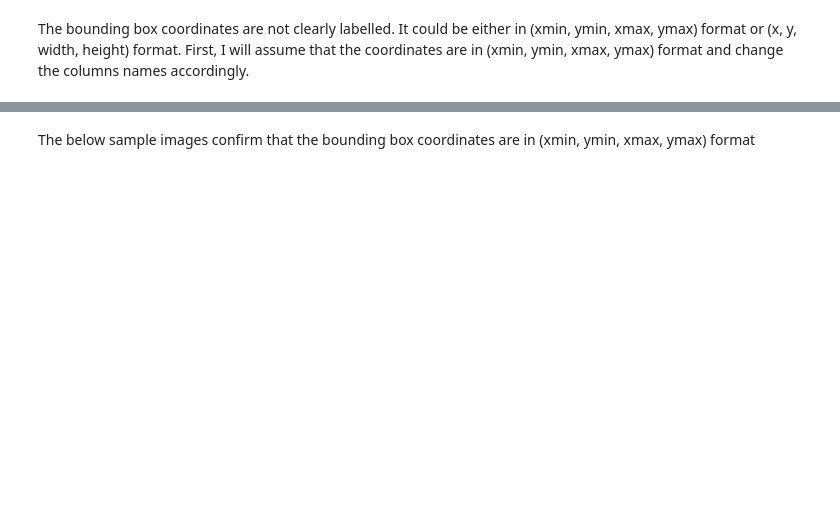
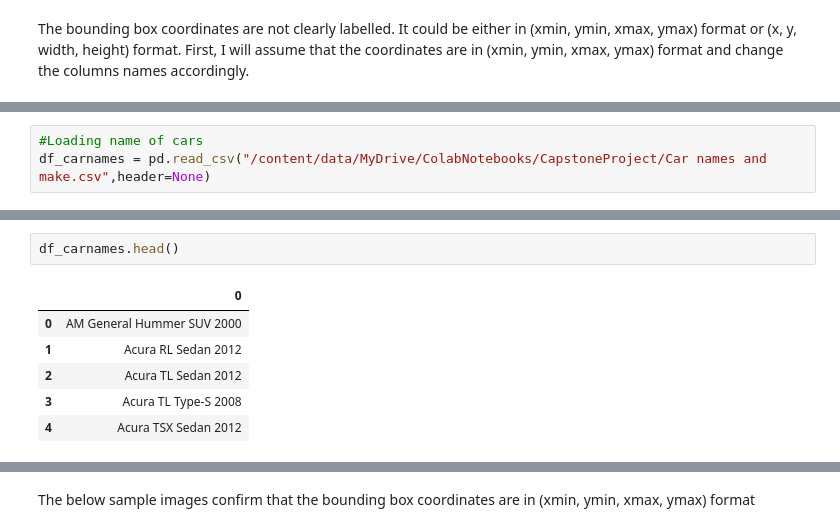
Before and after one commit to girijeshcse/car_finder, a Jupyter notebook: notebooks/Capstone_Project_CV2_Kishore.ipynb, the cells around one changed output, grey strips where cells are left out. Saved outputs shown, nothing was run; the diff lists cells and outputs as text; blank space fills up the shorter version.

```diff
--- a/notebooks/Capstone_Project_CV2_Kishore.ipynb
+++ b/notebooks/Capstone_Project_CV2_Kishore.ipynb
@@ -42,0 +82,3 @@ df_test_annotations = rename_columns(df_test_annotations)
+# %%
+#Loading name of cars
+df_carnames = pd.read_csv("/content/data/MyDrive/ColabNotebooks/CapstoneProject/Car names and make.csv",header=None)
@@ -42,0 +101,9 @@ df_test_annotations = rename_columns(df_test_annotations)
+# %%
+df_carnames.head()
+# %% [output]
+|  | 0 |
+| 0 | AM General Hummer SUV 2000 |
+| 1 | Acura RL Sedan 2012 |
+| 2 | Acura TL Sedan 2012 |
+| 3 | Acura TL Type-S 2008 |
+| 4 | Acura TSX Sedan 2012 |
```
Also changed, not shown: parts of 48 cells of this notebook.
